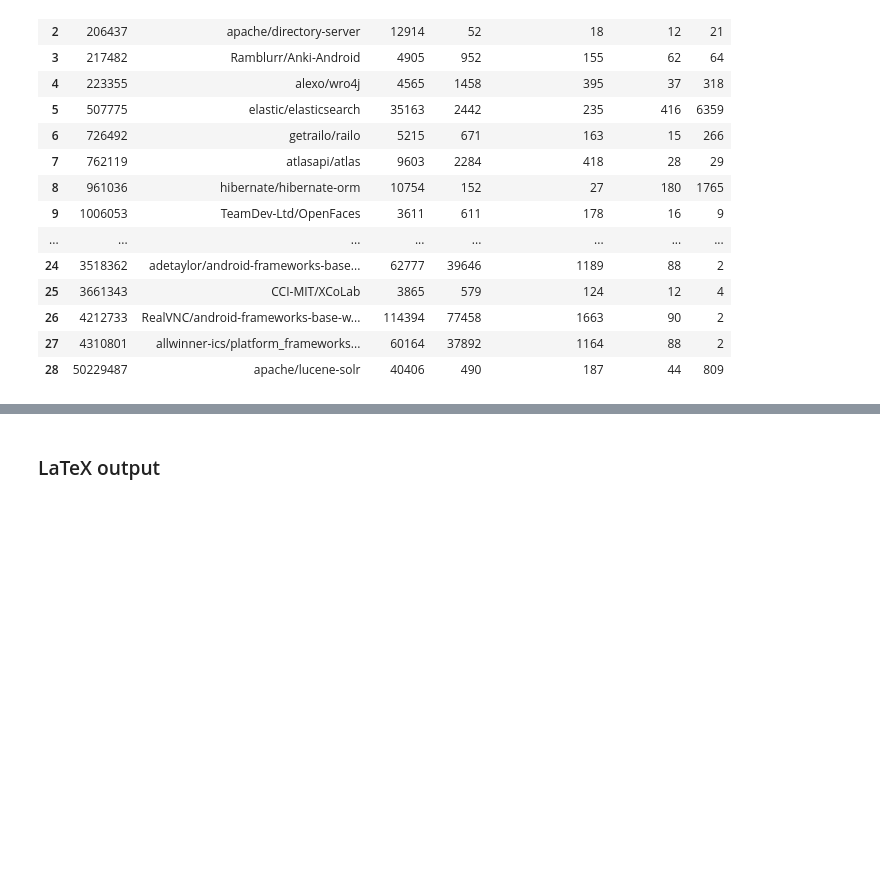
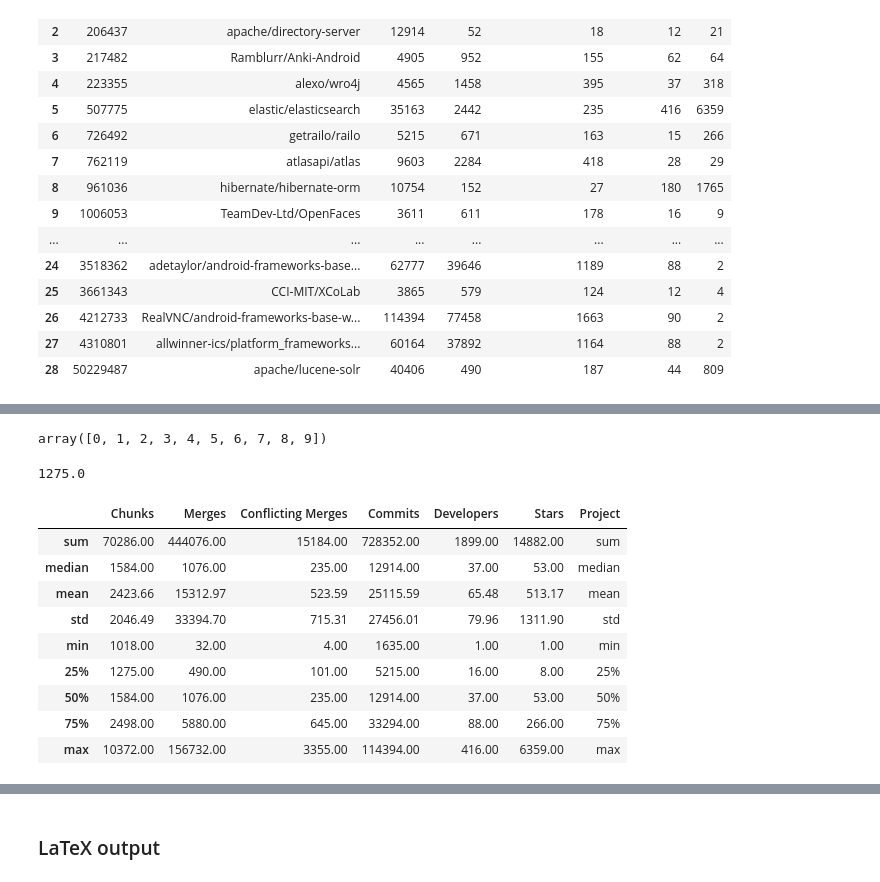
Before and after one commit to gems-uff/mestre, a Jupyter notebook: scripts/paper/tables.ipynb, the cells around one changed output, grey strips where cells are left out. Saved outputs shown, nothing was run; the diff lists cells and outputs as text; code cells hidden in the pictures; blank space fills up the shorter version.

```diff
--- a/scripts/paper/tables.ipynb
+++ b/scripts/paper/tables.ipynb
@@ -334,0 +360,36 @@ table_projects
+# %%
+np.arange(10)
+# %% [output]
+array([0, 1, 2, 3, 4, 5, 6, 7, 8, 9])
+# %%
+quantile_25(table_projects['Chunks'])
+# %% [output]
+1275.0
+# %%
+metrics = ['sum', 'median', 'mean', 'std', 'min', quantile_25, quantile_50, quantile_75, 'max']
+
+projects_stats = table_projects.agg({'Chunks' : metrics,
+                    'Merges' : metrics,
+                    'Conflicting Merges' : metrics,
+                    'Commits' : metrics,
+                    'Developers' : metrics,
+                    'Stars' : metrics
+                   }).rename(index={'quantile_25':'25%',
+                                    'quantile_50':'50%',
+                                    'quantile_75':'75%'})\
+                     .round(2)
+
+projects_stats['Project'] = projects_stats.index
+
+projects_stats
+# %% [output]
+|  | Chunks | Merges | Conflicting Merges | Commits | Developers | Stars | Project |
+| sum | 70286.00 | 444076.00 | 15184.00 | 728352.00 | 1899.00 | 14882.00 | sum |
+| median | 1584.00 | 1076.00 | 235.00 | 12914.00 | 37.00 | 53.00 | median |
+| mean | 2423.66 | 15312.97 | 523.59 | 25115.59 | 65.48 | 513.17 | mean |
+| std | 2046.49 | 33394.70 | 715.31 | 27456.01 | 79.96 | 1311.90 | std |
+| min | 1018.00 | 32.00 | 4.00 | 1635.00 | 1.00 | 1.00 | min |
+| 25% | 1275.00 | 490.00 | 101.00 | 5215.00 | 16.00 | 8.00 | 25% |
+| 50% | 1584.00 | 1076.00 | 235.00 | 12914.00 | 37.00 | 53.00 | 50% |
+| 75% | 2498.00 | 5880.00 | 645.00 | 33294.00 | 88.00 | 266.00 | 75% |
+| max | 10372.00 | 156732.00 | 3355.00 | 114394.00 | 416.00 | 6359.00 | max |
```
Also changed, not shown: parts of 12 cells of this notebook.
